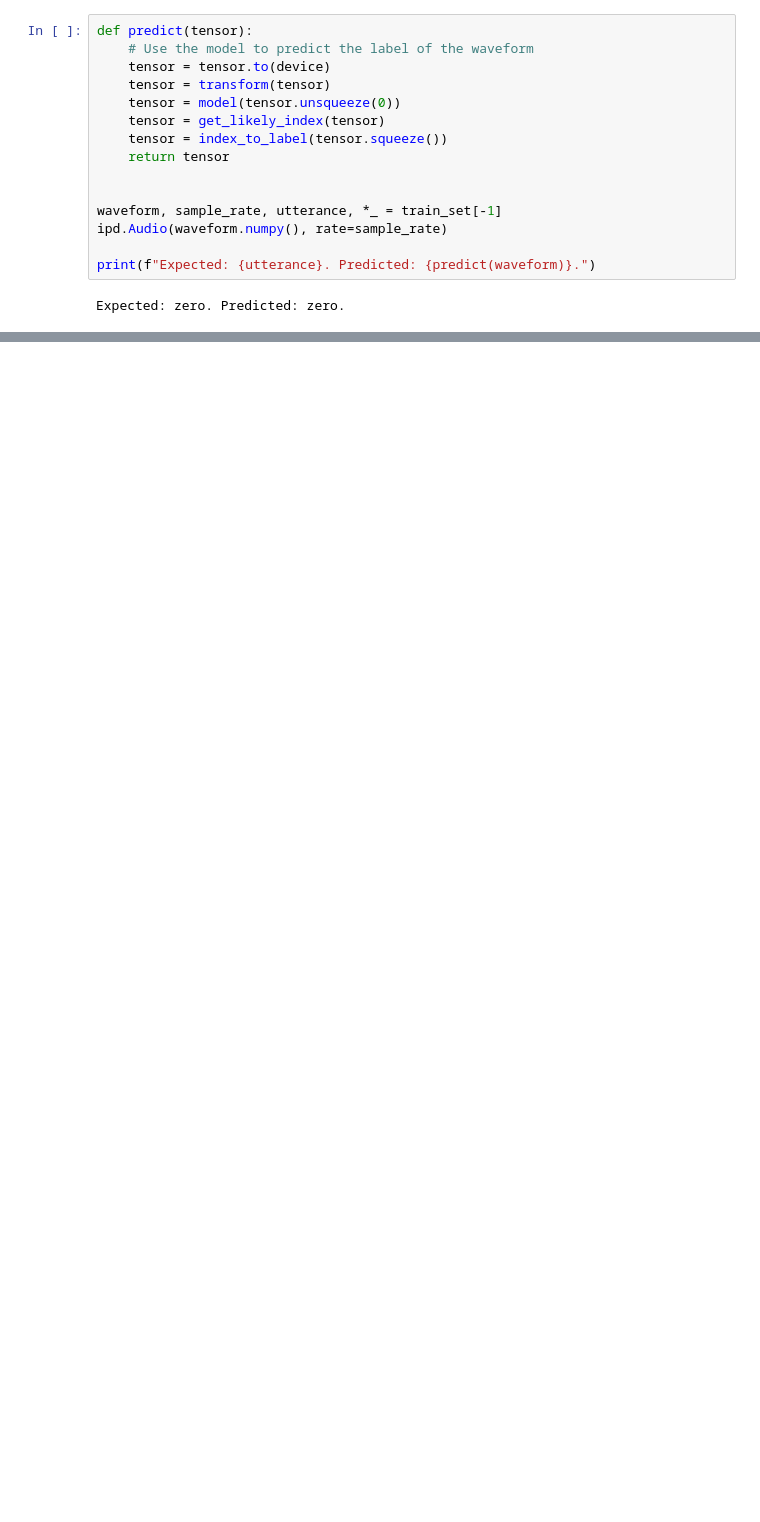
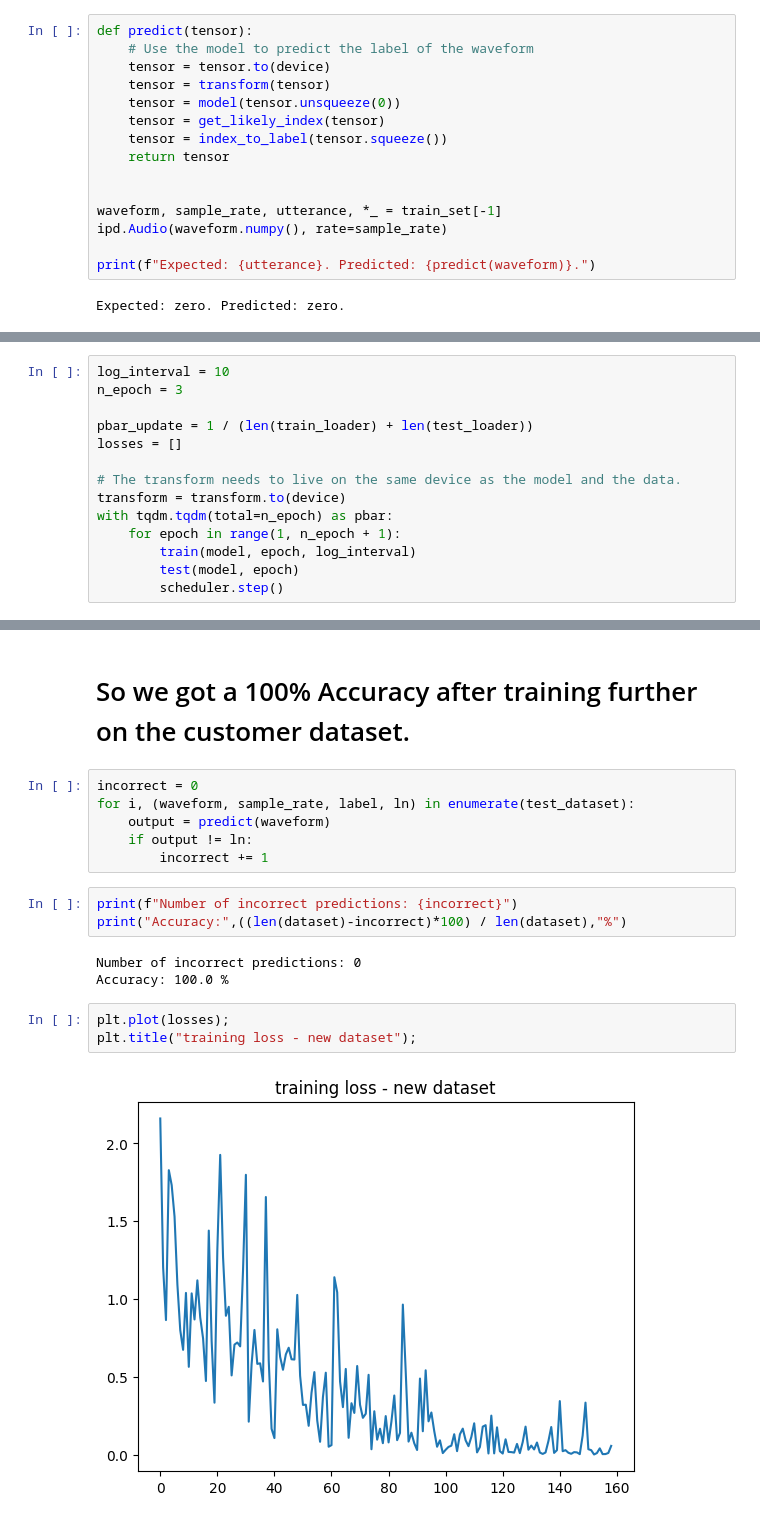
Before and after one commit to whoisakshatgarg/102116084-SESS_LE1, a Jupyter notebook: 102116084_AkshatGarg.ipynb, the cells around one changed output, grey strips where cells are left out. Saved outputs shown, nothing was run; the diff lists cells and outputs as text; blank space fills up the shorter version.

```diff
--- a/102116084_AkshatGarg.ipynb
+++ b/102116084_AkshatGarg.ipynb
@@ -552,0 +774,14 @@ Data point #1. Expected: right. Predicted: nine.
+# %%
+log_interval = 10
+n_epoch = 3
+
+pbar_update = 1 / (len(train_loader) + len(test_loader))
+losses = []
+
+# The transform needs to live on the same device as the model and the data.
+transform = transform.to(device)
+with tqdm.tqdm(total=n_epoch) as pbar:
+    for epoch in range(1, n_epoch + 1):
+        train(model, epoch, log_interval)
+        test(model, epoch)
+        scheduler.step()
@@ -552,0 +812,19 @@ Data point #1. Expected: right. Predicted: nine.
+# %% [markdown]
+# So we got a 100% Accuracy after training further on the customer dataset.
+# %%
+incorrect = 0
+for i, (waveform, sample_rate, label, ln) in enumerate(test_dataset):
+    output = predict(waveform)
+    if output != ln:
+        incorrect += 1
+# %%
+print(f"Number of incorrect predictions: {incorrect}")
+print("Accuracy:",((len(dataset)-incorrect)*100) / len(dataset),"%")
+# %% [output]
+Number of incorrect predictions: 0
+Accuracy: 100.0 %
+# %%
+plt.plot(losses);
+plt.title("training loss - new dataset");
+# %% [output]
+[figure, added]
```
Also changed, not shown: parts of 32 cells of this notebook.
